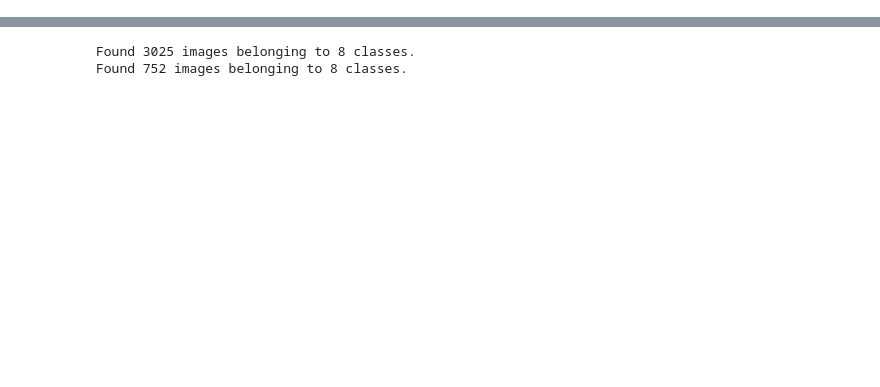
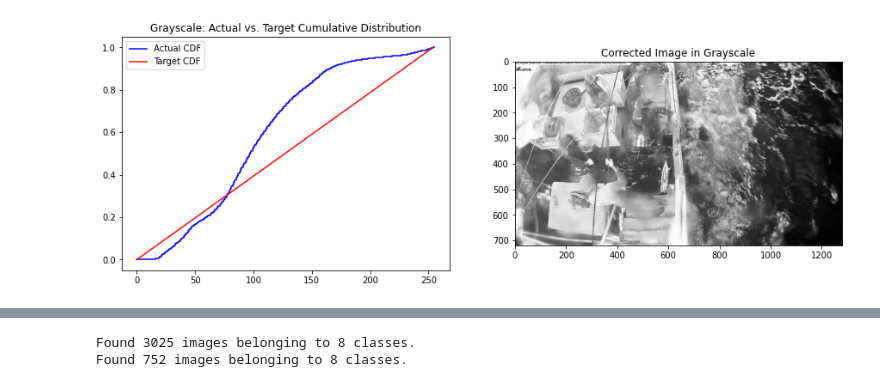
Before and after one commit to JakubGazewski/WTUM_7_2022, a Jupyter notebook: MyFishCNN/ryby.ipynb, the cells around one changed output, grey strips where cells are left out. Cells and saved outputs as stored; diff of their text form; code cells hidden in the pictures; blank space fills up the shorter version.

```diff
--- a/MyFishCNN/ryby.ipynb
+++ b/MyFishCNN/ryby.ipynb
@@ -5,0 +44,17 @@ Num GPUs Available:  0
+# %%
+image_intensity = img_as_ubyte(cathedral_gray)
+freq, bins = cumulative_distribution(image_intensity)
+target_bins = np.arange(255)
+target_freq = np.linspace(0, 1, len(target_bins))
+new_vals = np.interp(freq, target_freq, target_bins)
+fig, ax = plt.subplots(1,2, figsize=(15,5))
+ax[0].step(bins, freq, c='b', label='Actual CDF')
+ax[0].plot(target_bins, target_freq, c='r', label='Target CDF')
+ax[0].legend()
+ax[0].set_title('Grayscale: Actual vs. '
+                'Target Cumulative Distribution')
+ax[1].imshow(new_vals[image_intensity].astype(np.uint8),
+             cmap='gray')
+ax[1].set_title('Corrected Image in Grayscale');
+# %% [output]
+[figure, added]
```
Also changed, not shown: parts of 28 cells of this notebook, 5 other files.
